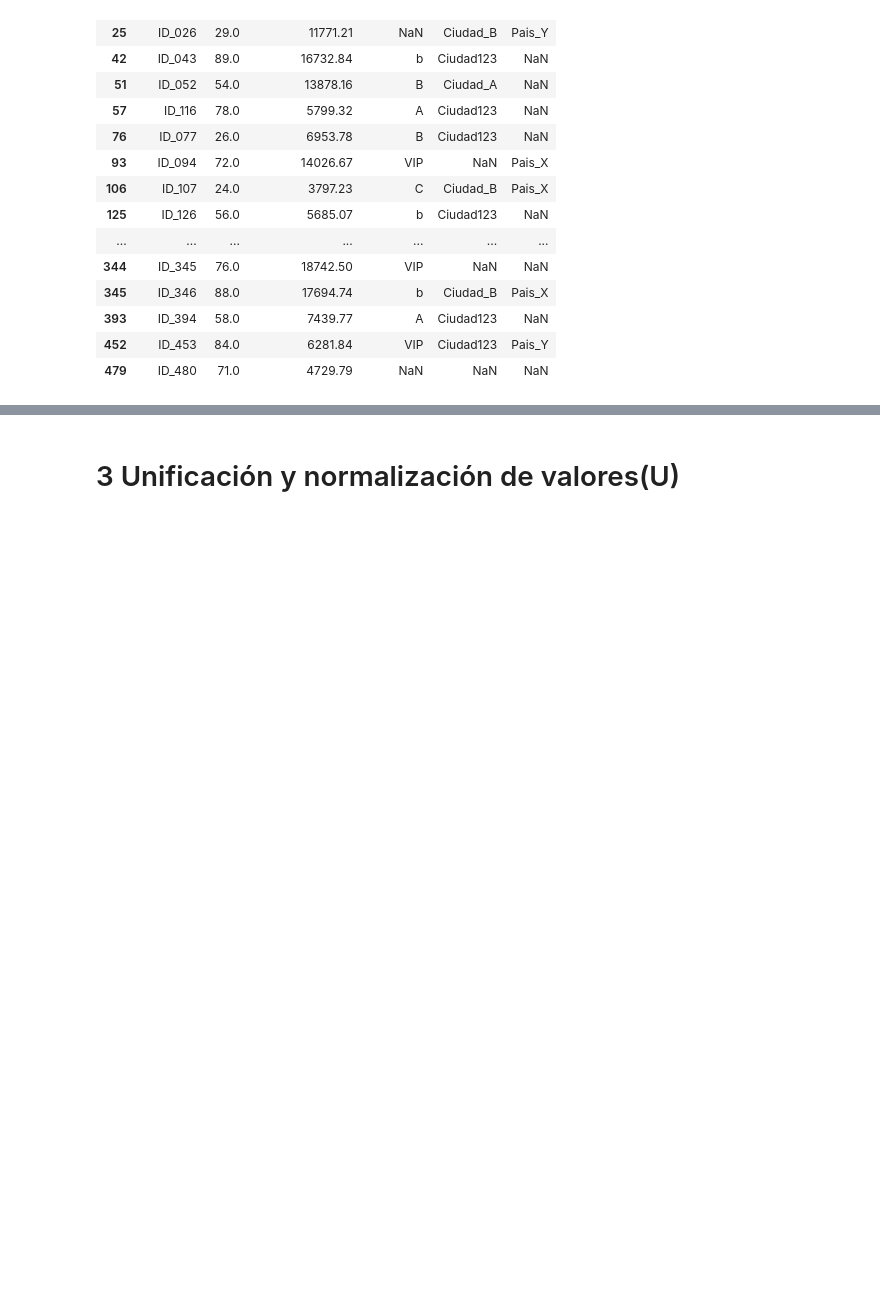
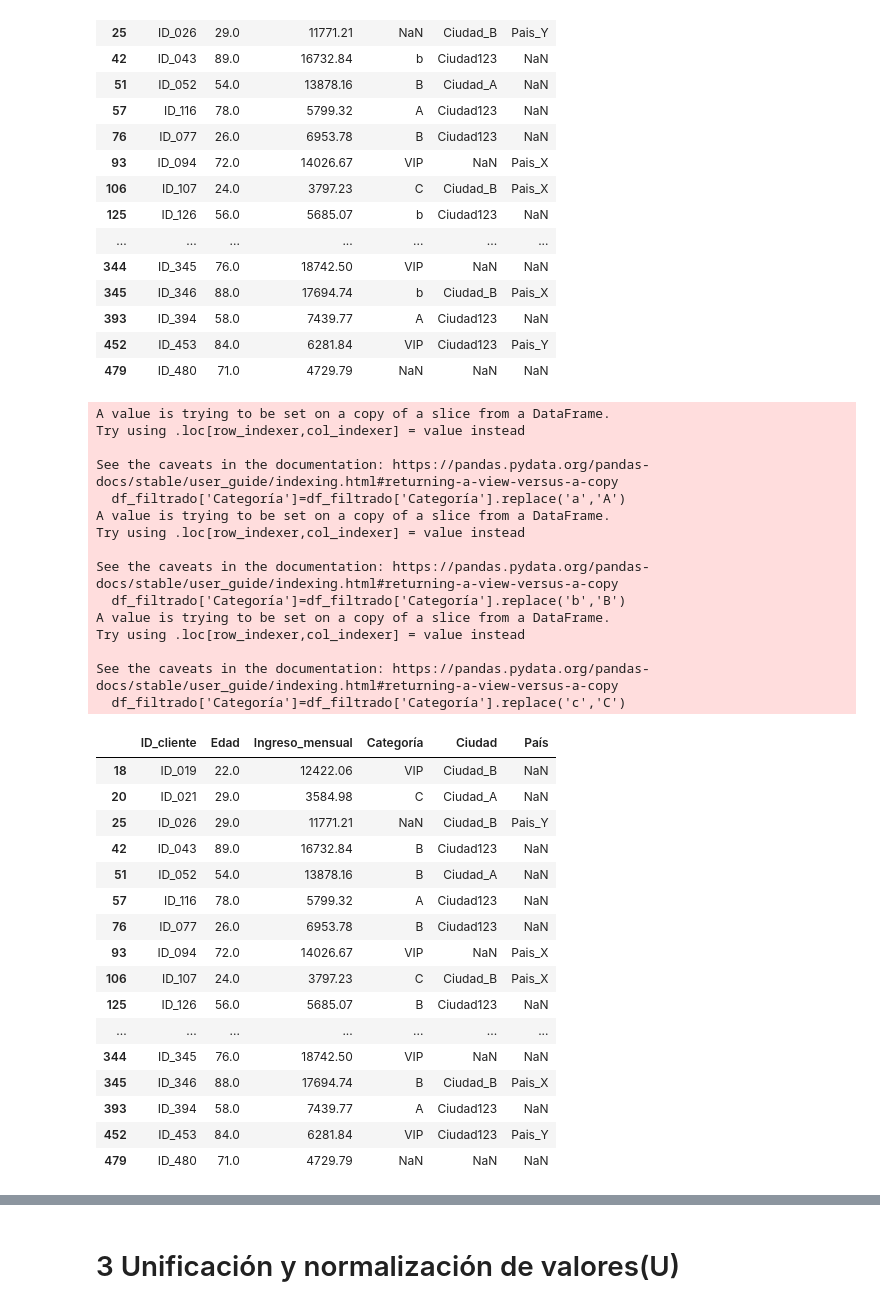
Before and after one commit to lfernandogh75/IA_G296CAMPISTAS, a Jupyter notebook: Mision1/ASUM/campistas_ASUM_DM.ipynb, the cells around one changed output, grey strips where cells are left out. Drawn from its saved outputs; the diff is of its cells as text; code cells hidden in the pictures; blank space fills up the shorter version.

```diff
--- a/Mision1/ASUM/campistas_ASUM_DM.ipynb
+++ b/Mision1/ASUM/campistas_ASUM_DM.ipynb
@@ -175,3 +175,42 @@ See the caveats in the documentation: https://pandas.pydata.org/pandas-docs/stab
 | 393 | ID_394 | 58.0 | 7439.77 | A | Ciudad123 | NaN |
 | 452 | ID_453 | 84.0 | 6281.84 | VIP | Ciudad123 | Pais_Y |
 | 479 | ID_480 | 71.0 | 4729.79 | NaN | NaN | NaN |
+# %%
+# cambiar en categorias a por A, b por B y c por C
+df_filtrado['Categoría']=df_filtrado['Categoría'].replace('a','A')
+df_filtrado['Categoría']=df_filtrado['Categoría'].replace('b','B')
+df_filtrado['Categoría']=df_filtrado['Categoría'].replace('c','C')
+df_filtrado
+# %% [output]
+A value is trying to be set on a copy of a slice from a DataFrame.
+Try using .loc[row_indexer,col_indexer] = value instead
+
+See the caveats in the documentation: https://pandas.pydata.org/pandas-docs/stable/user_guide/indexing.html#returning-a-view-versus-a-copy
+  df_filtrado['Categoría']=df_filtrado['Categoría'].replace('a','A')
+A value is trying to be set on a copy of a slice from a DataFrame.
+Try using .loc[row_indexer,col_indexer] = value instead
+
+See the caveats in the documentation: https://pandas.pydata.org/pandas-docs/stable/user_guide/indexing.html#returning-a-view-versus-a-copy
+  df_filtrado['Categoría']=df_filtrado['Categoría'].replace('b','B')
+A value is trying to be set on a copy of a slice from a DataFrame.
+Try using .loc[row_indexer,col_indexer] = value instead
+
+See the caveats in the documentation: https://pandas.pydata.org/pandas-docs/stable/user_guide/indexing.html#returning-a-view-versus-a-copy
+  df_filtrado['Categoría']=df_filtrado['Categoría'].replace('c','C')
+|  | ID_cliente | Edad | Ingreso_mensual | Categoría | Ciudad | País |
+| 18 | ID_019 | 22.0 | 12422.06 | VIP | Ciudad_B | NaN |
+| 20 | ID_021 | 29.0 | 3584.98 | C | Ciudad_A | NaN |
+| 25 | ID_026 | 29.0 | 11771.21 | NaN | Ciudad_B | Pais_Y |
+| 42 | ID_043 | 89.0 | 16732.84 | B | Ciudad123 | NaN |
+| 51 | ID_052 | 54.0 | 13878.16 | B | Ciudad_A | NaN |
+| 57 | ID_116 | 78.0 | 5799.32 | A | Ciudad123 | NaN |
+| 76 | ID_077 | 26.0 | 6953.78 | B | Ciudad123 | NaN |
+| 93 | ID_094 | 72.0 | 14026.67 | VIP | NaN | Pais_X |
+| 106 | ID_107 | 24.0 | 3797.23 | C | Ciudad_B | Pais_X |
+| 125 | ID_126 | 56.0 | 5685.07 | B | Ciudad123 | NaN |
+| ... | ... | ... | ... | ... | ... | ... |
+| 344 | ID_345 | 76.0 | 18742.50 | VIP | NaN | NaN |
+| 345 | ID_346 | 88.0 | 17694.74 | B | Ciudad_B | Pais_X |
+| 393 | ID_394 | 58.0 | 7439.77 | A | Ciudad123 | NaN |
+| 452 | ID_453 | 84.0 | 6281.84 | VIP | Ciudad123 | Pais_Y |
+| 479 | ID_480 | 71.0 | 4729.79 | NaN | NaN | NaN |
```
Also changed, not shown: parts of 6 cells of this notebook.
